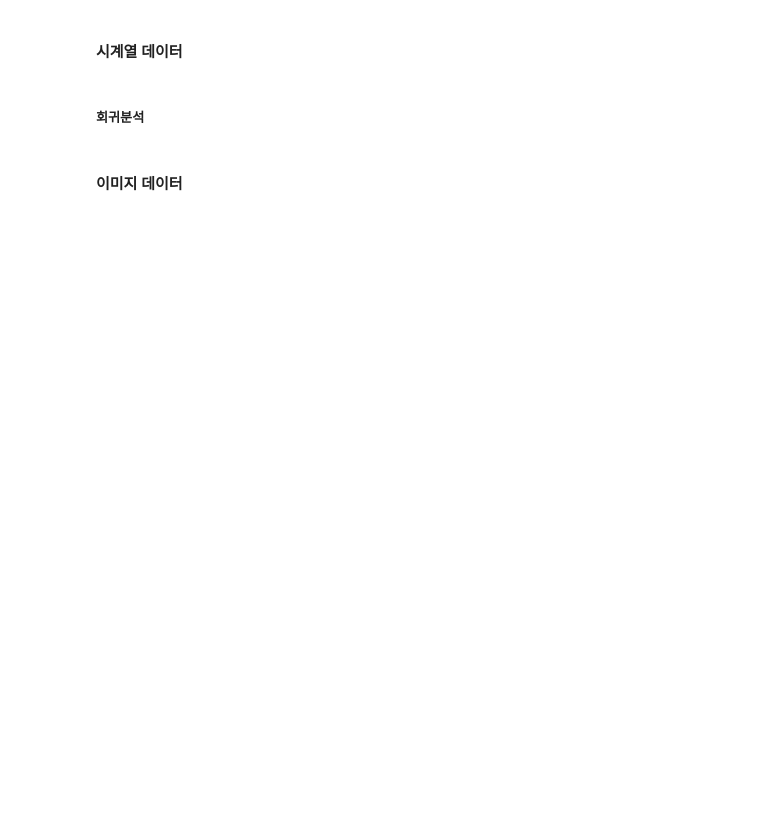
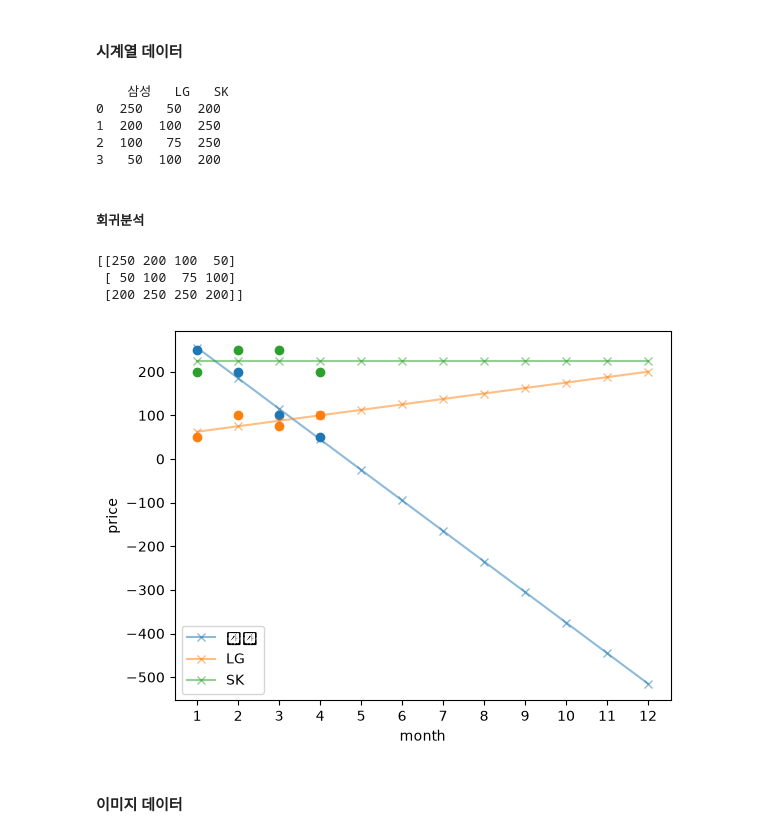
Before and after one commit to taewhan29/2026-2_Base_Env, a Jupyter notebook: machine_learning/chapter2_data_stu.ipynb, the cells around one changed output. Saved outputs shown, nothing was run; the diff lists cells and outputs as text; code cells hidden in the pictures; blank space fills up the shorter version.

```diff
--- a/machine_learning/chapter2_data_stu.ipynb
+++ b/machine_learning/chapter2_data_stu.ipynb
@@ -118,4 +189,18 @@ graph = {
     "F": {"D": 1, "F": 1}
 }
 
+nodes = sorted(graph.keys())
+print(nodes)
+
+num = len(nodes)
+dim = len(nodes)
+
+data = np.zeros((num,dim))
+for i, u in enumerate(nodes):
+    for j, v in enumerate(nodes):
+        for v, w in graph[u].items():
+            j = nodes.index(v)
+            data[i,j] = w
+
+
 print(data)
@@ -128,33 +221,50 @@ price = {
     "SK": [200, 250, 250, 200]
 }
 
+data = pd.DataFrame(price)
+
 print(data)
+# %% [output]
+    삼성   LG   SK
+0  250   50  200
+1  200  100  250
+2  100   75  250
+3   50  100  200
 # %% [markdown]
 ##### 회귀분석
 # %%
+data = np.array(list(price.values()))
+print(data)
+
+
 x = np.array([[1, 2, 3, 4]]).T  # 독립변수 (4x1)
 
 # 기업별 회귀분석 및 시각화
 for i, key in enumerate(price.keys()):
     y = data[i, :]
 
     # 회귀모델 학습
     model = LinearRegression()
     model.fit(x, y)
 
     # 1~5 구간 예측값
     x_extended = np.array([[1,2,3,4,5,6,7,8,9,10,11,12]]).T
     y_extended = model.predict(x_extended)
 
     # 실제 데이터 + 예측 데이터 시각화
     plt.scatter(x, y)
     plt.plot(x_extended.ravel(), y_extended, marker="x", label=key, alpha=0.5)
 
 plt.xlabel("month")
 plt.ylabel("price")
 plt.xticks(range(1, 13, 1))
 plt.legend()
 plt.show()
+# %% [output]
+[[250 200 100  50]
+ [ 50 100  75 100]
+ [200 250 250 200]]
+[figure, added]
 # %% [markdown]
 #### 이미지 데이터
 # %%
```
Also changed, not shown: parts of 5 cells of this notebook.
